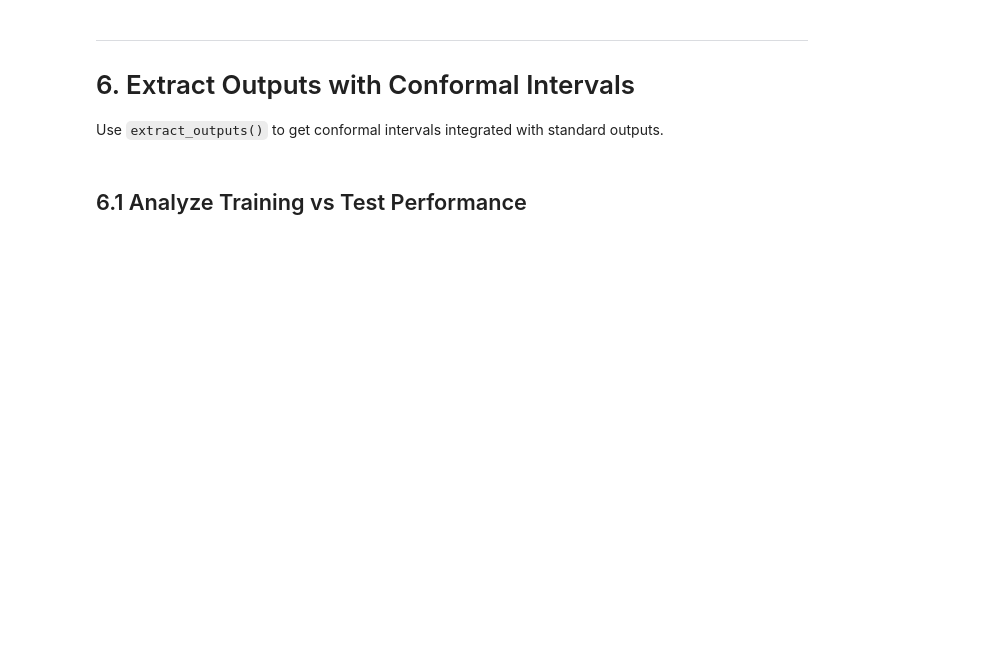
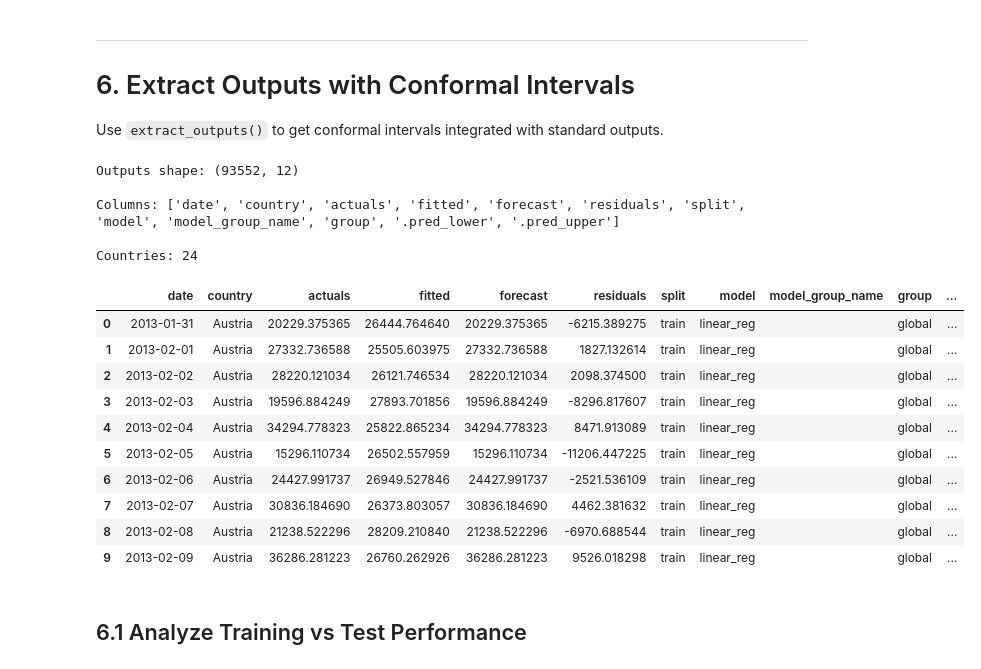
Before and after one commit to m-deane/py-tidymodels2, a Jupyter notebook: examples/23a_european_gas_conformal.ipynb, the cells around one changed output. Saved outputs shown, nothing was run; the diff lists cells and outputs as text; code cells hidden in the pictures; blank space fills up the shorter version.

```diff
--- a/examples/23a_european_gas_conformal.ipynb
+++ b/examples/23a_european_gas_conformal.ipynb
@@ -365,14 +474,31 @@ print(f"✓ {low_vol} has low volatility → tighter intervals")
 Use `extract_outputs()` to get conformal intervals integrated with standard outputs.
 # %%
 # Get outputs with conformal intervals
-outputs, coeffs, stats = nested_fit.extract_outputs(conformal_alpha=0.05)
+outputs, coeffs, stats = nested_fit.extract_outputs(conformal_alpha=0.25)
 
 print(f"Outputs shape: {outputs.shape}")
 print(f"\nColumns: {list(outputs.columns)}")
 print(f"\nCountries: {outputs['country'].nunique()}")
 
 # Show sample
 outputs.head(10)
+# %% [output]
+Outputs shape: (93552, 12)
+
+Columns: ['date', 'country', 'actuals', 'fitted', 'forecast', 'residuals', 'split', 'model', 'model_group_name', 'group', '.pred_lower', '.pred_upper']
+
+Countries: 24
+|  | date | country | actuals | fitted | forecast | residuals | split | model | model_group_name | group | ... |
+| 0 | 2013-01-31 | Austria | 20229.375365 | 26444.764640 | 20229.375365 | -6215.389275 | train | linear_reg |  | global | ... |
+| 1 | 2013-02-01 | Austria | 27332.736588 | 25505.603975 | 27332.736588 | 1827.132614 | train | linear_reg |  | global | ... |
+| 2 | 2013-02-02 | Austria | 28220.121034 | 26121.746534 | 28220.121034 | 2098.374500 | train | linear_reg |  | global | ... |
+| 3 | 2013-02-03 | Austria | 19596.884249 | 27893.701856 | 19596.884249 | -8296.817607 | train | linear_reg |  | global | ... |
+| 4 | 2013-02-04 | Austria | 34294.778323 | 25822.865234 | 34294.778323 | 8471.913089 | train | linear_reg |  | global | ... |
+| 5 | 2013-02-05 | Austria | 15296.110734 | 26502.557959 | 15296.110734 | -11206.447225 | train | linear_reg |  | global | ... |
+| 6 | 2013-02-06 | Austria | 24427.991737 | 26949.527846 | 24427.991737 | -2521.536109 | train | linear_reg |  | global | ... |
+| 7 | 2013-02-07 | Austria | 30836.184690 | 26373.803057 | 30836.184690 | 4462.381632 | train | linear_reg |  | global | ... |
+| 8 | 2013-02-08 | Austria | 21238.522296 | 28209.210840 | 21238.522296 | -6970.688544 | train | linear_reg |  | global | ... |
+| 9 | 2013-02-09 | Austria | 36286.281223 | 26760.262926 | 36286.281223 | 9526.018298 | train | linear_reg |  | global | ... |
 # %% [markdown]
 ## 6.1 Analyze Training vs Test Performance
 # %%
```
Also changed, not shown: parts of 12 cells of this notebook, 5 other files.
